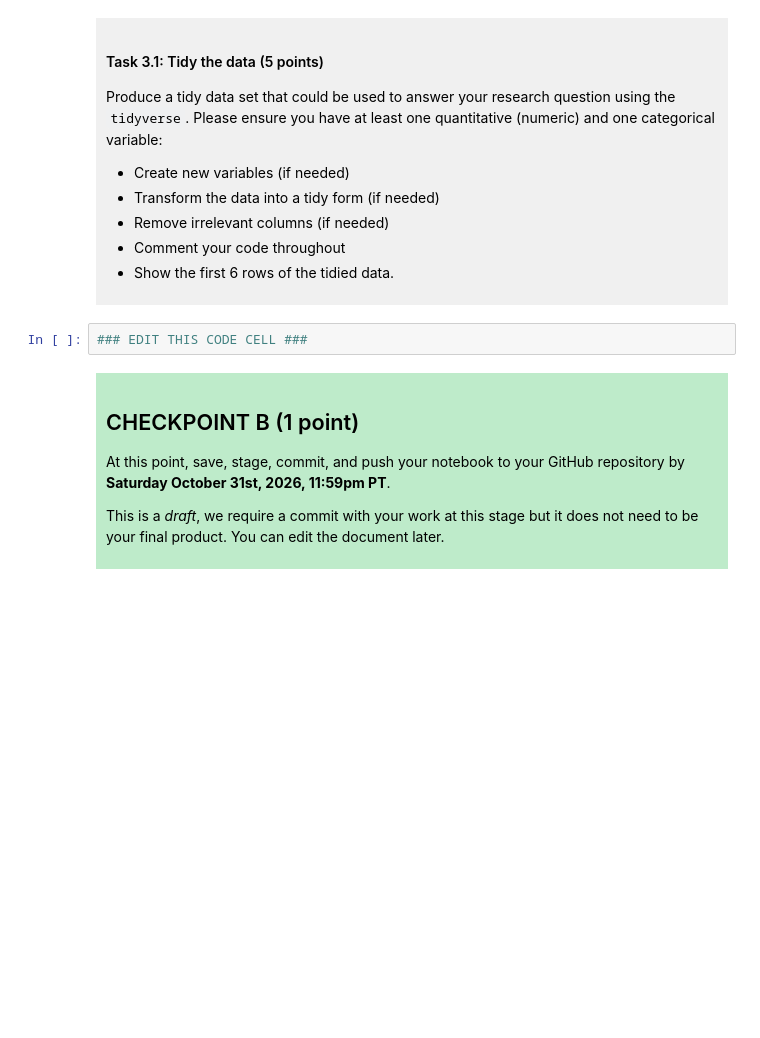
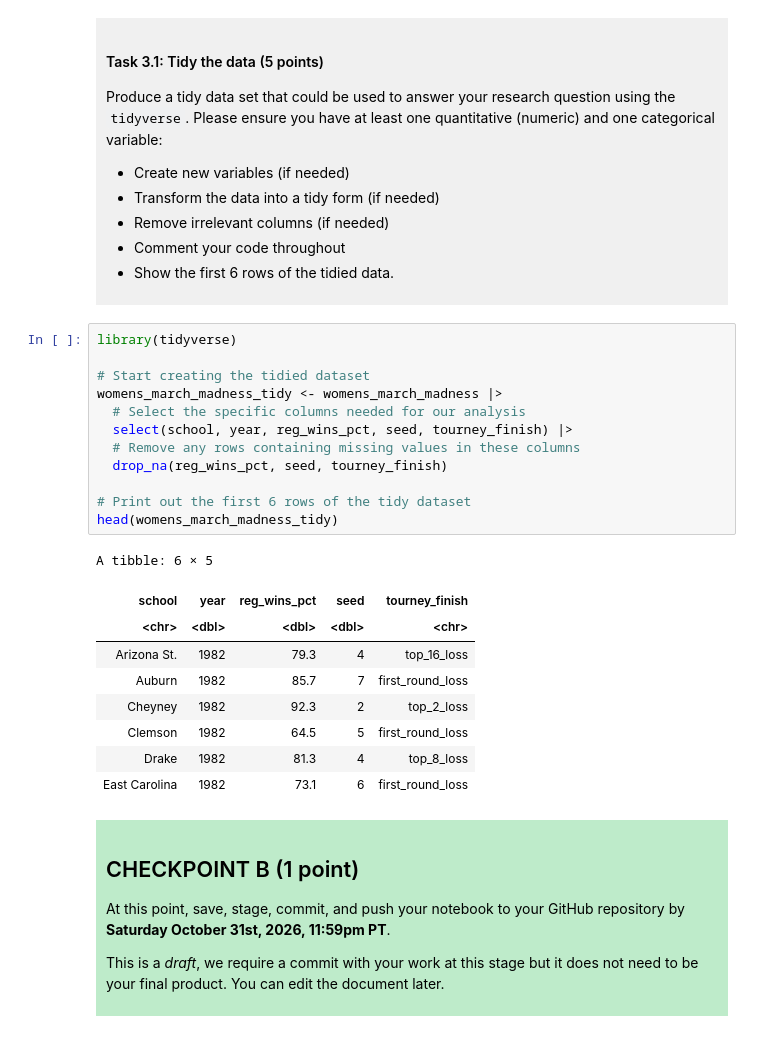
Before and after one commit to samdlcrz/dsci-100-project-samantha-delacruz, a Jupyter notebook: dsci-100-project-notebook.ipynb, the cells around one changed output. Saved outputs shown, nothing was run; the diff lists cells and outputs as text; blank space fills up the shorter version.

```diff
--- a/dsci-100-project-notebook.ipynb
+++ b/dsci-100-project-notebook.ipynb
@@ -220,7 +210,27 @@ Produce a tidy data set that could be used to answer your research question usin
 
 </div>
 # %%
-### EDIT THIS CODE CELL ###
+library(tidyverse)
+
+# Start creating the tidied dataset
+womens_march_madness_tidy <- womens_march_madness |>
+  # Select the specific columns needed for our analysis
+  select(school, year, reg_wins_pct, seed, tourney_finish) |>
+  # Remove any rows containing missing values in these columns
+  drop_na(reg_wins_pct, seed, tourney_finish)
+
+# Print out the first 6 rows of the tidy dataset
+head(womens_march_madness_tidy)
+# %% [output]
+A tibble: 6 × 5
+| school | year | reg_wins_pct | seed | tourney_finish |
+| <chr> | <dbl> | <dbl> | <dbl> | <chr> |
+| Arizona St. | 1982 | 79.3 | 4 | top_16_loss |
+| Auburn | 1982 | 85.7 | 7 | first_round_loss |
+| Cheyney | 1982 | 92.3 | 2 | top_2_loss |
+| Clemson | 1982 | 64.5 | 5 | first_round_loss |
+| Drake | 1982 | 81.3 | 4 | top_8_loss |
+| East Carolina | 1982 | 73.1 | 6 | first_round_loss |
 # %% [markdown]
 <div style="background-color: #beebca; padding: 10px;">
 
```
Also changed, not shown: parts of 1 cell of this notebook.
